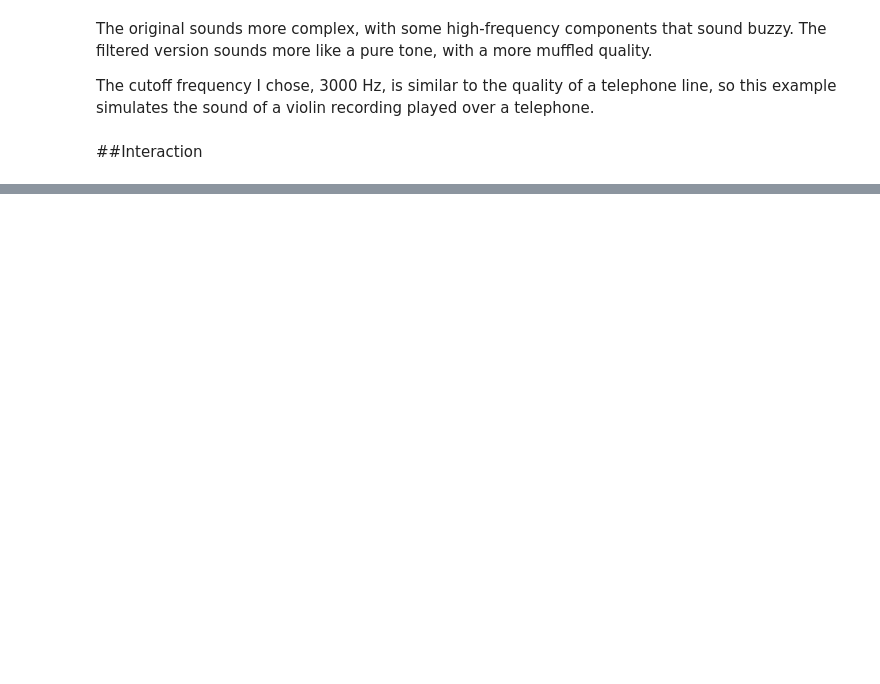
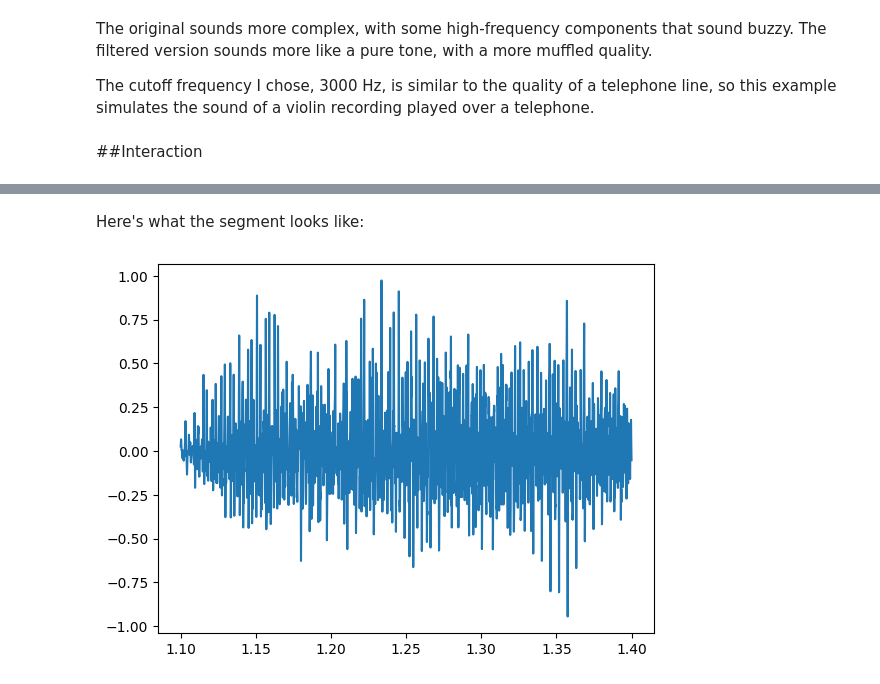
Before and after one commit to rahiakela/audio-processing-research-and-practice, a Jupyter notebook: think-dsp/01_sounds_and_signals.ipynb, the cells around one changed output, grey strips where cells are left out. Drawn from its saved outputs; the diff is of its cells as text; code cells hidden in the pictures; blank space fills up the shorter version.

```diff
--- a/think-dsp/01_sounds_and_signals.ipynb
+++ b/think-dsp/01_sounds_and_signals.ipynb
@@ -252,0 +298,3 @@ The cutoff frequency I chose, 3000 Hz, is similar to the quality of a telephone
+# %%
+segment = wave.segment(start=1.1, duration=0.3)
+segment.make_audio()
@@ -252,0 +303,6 @@ The cutoff frequency I chose, 3000 Hz, is similar to the quality of a telephone
+# %% [markdown]
+Here's what the segment looks like:
+# %%
+segment.plot()
+# %% [output]
+[figure, added]
```
Also changed, not shown: parts of 33 cells of this notebook.
